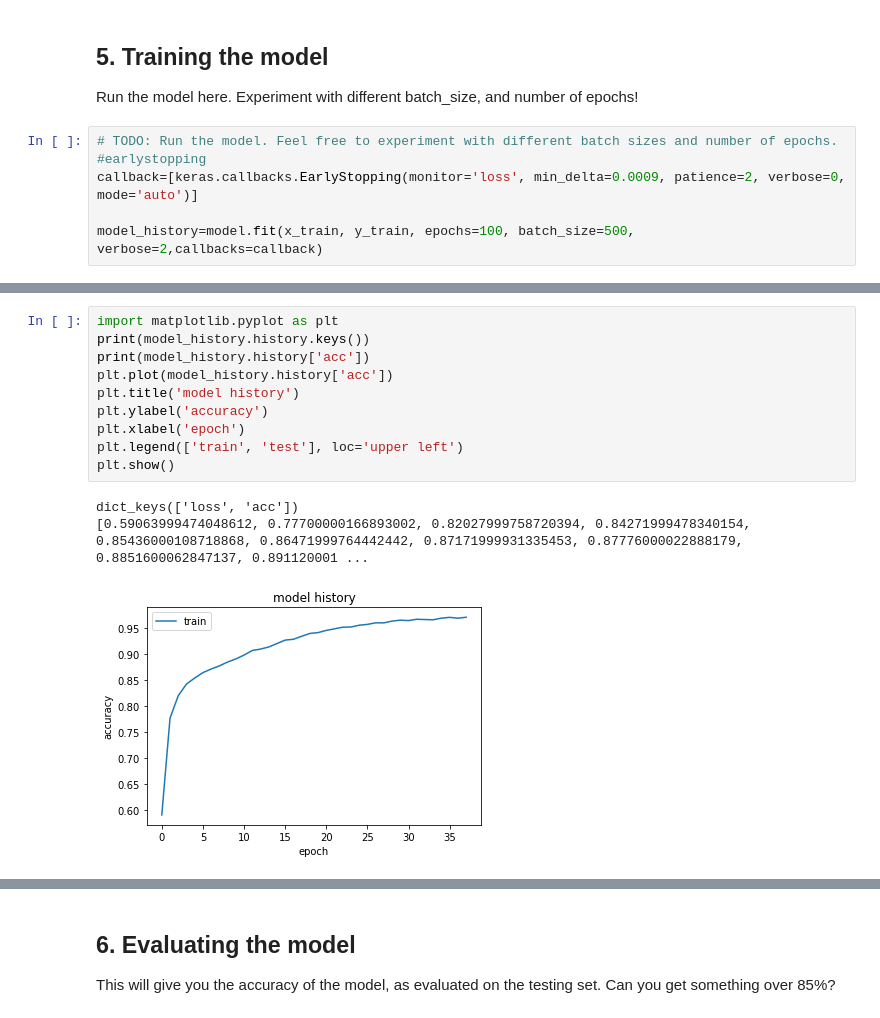
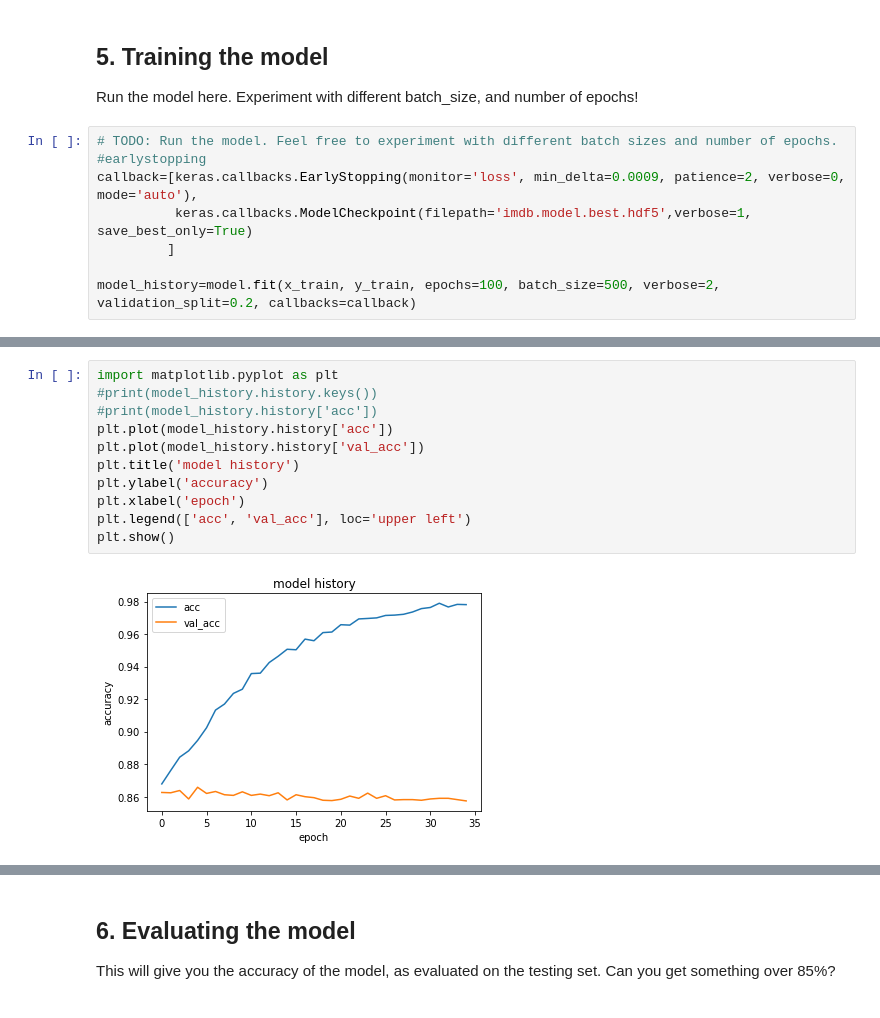
Before and after one commit to llathrop/aind2-dl, a Jupyter notebook: IMDB_In_Keras.ipynb, the cells around one changed output, grey strips where cells are left out. Drawn from its saved outputs; the diff is of its cells as text.

Commit message:
feat:add best model save, tweak graphs

```diff
--- a/IMDB_In_Keras.ipynb
+++ b/IMDB_In_Keras.ipynb
@@ -122,7 +122,9 @@ Run the model here. Experiment with different batch_size, and number of epochs!
 # %%
 # TODO: Run the model. Feel free to experiment with different batch sizes and number of epochs.
 #earlystopping
-callback=[keras.callbacks.EarlyStopping(monitor='loss', min_delta=0.0009, patience=2, verbose=0, mode='auto')]
+callback=[keras.callbacks.EarlyStopping(monitor='loss', min_delta=0.0009, patience=2, verbose=0, mode='auto'),
+          keras.callbacks.ModelCheckpoint(filepath='imdb.model.best.hdf5',verbose=1, save_best_only=True)
+         ]
 
-model_history=model.fit(x_train, y_train, epochs=100, batch_size=500, verbose=2,callbacks=callback)
+model_history=model.fit(x_train, y_train, epochs=100, batch_size=500, verbose=2, validation_split=0.2, callbacks=callback)
 # %% [output]
@@ -146,15 +148,14 @@ Epoch 38/100
 # %%
 import matplotlib.pyplot as plt
-print(model_history.history.keys())
-print(model_history.history['acc'])
+#print(model_history.history.keys())
+#print(model_history.history['acc'])
 plt.plot(model_history.history['acc'])
+plt.plot(model_history.history['val_acc'])
 plt.title('model history')
 plt.ylabel('accuracy')
 plt.xlabel('epoch')
-plt.legend(['train', 'test'], loc='upper left')
+plt.legend(['acc', 'val_acc'], loc='upper left')
 plt.show()
 # %% [output]
-dict_keys(['loss', 'acc'])
-[0.59063999474048612, 0.77700000166893002, 0.82027999758720394, 0.84271999478340154, 0.85436000108718868, 0.86471999764442442, 0.87171999931335453, 0.87776000022888179, 0.8851600062847137, 0.891120001 ...
-[figure, old version]
+[figure, new version]
 # %%
```
Also changed, not shown: parts of 5 cells of this notebook.
